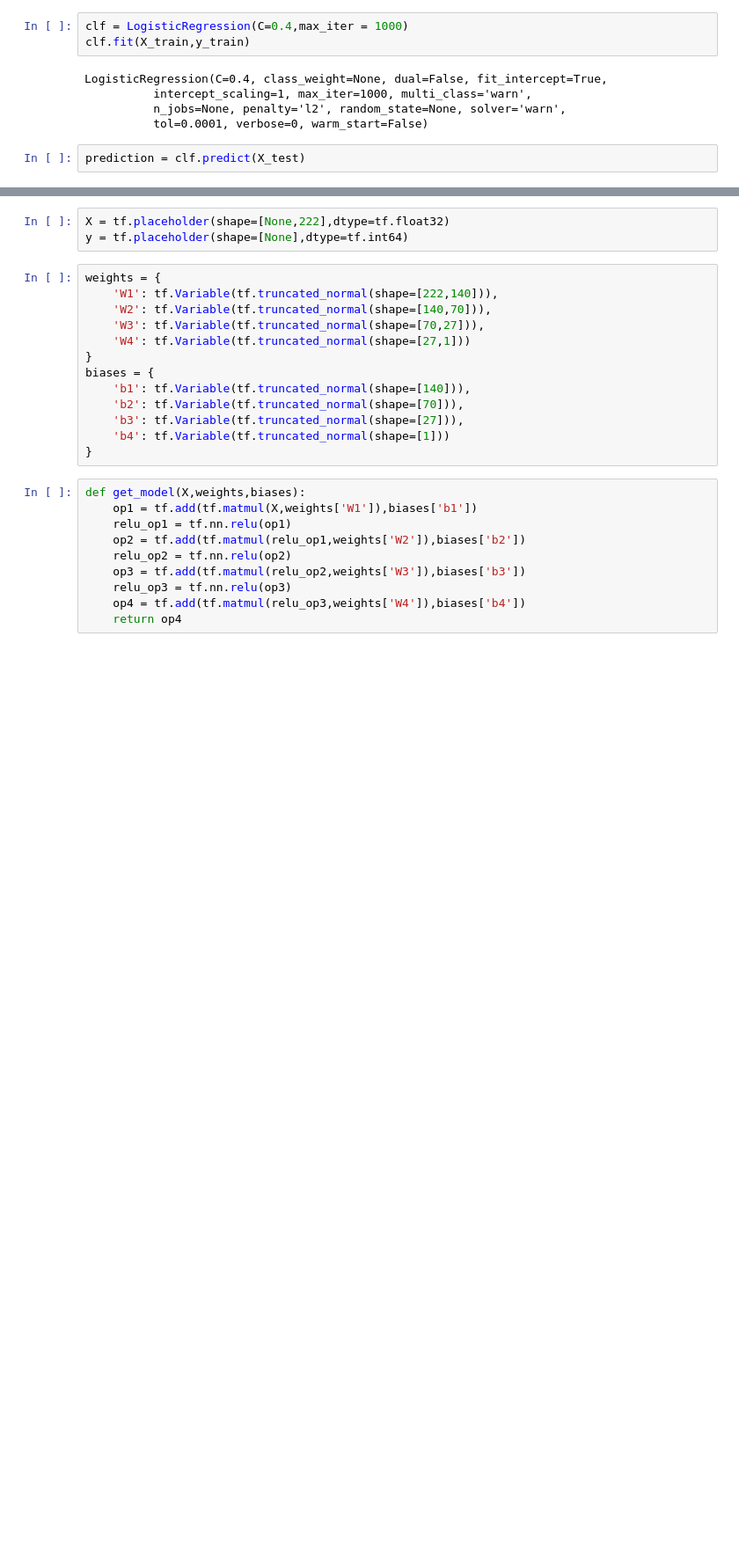
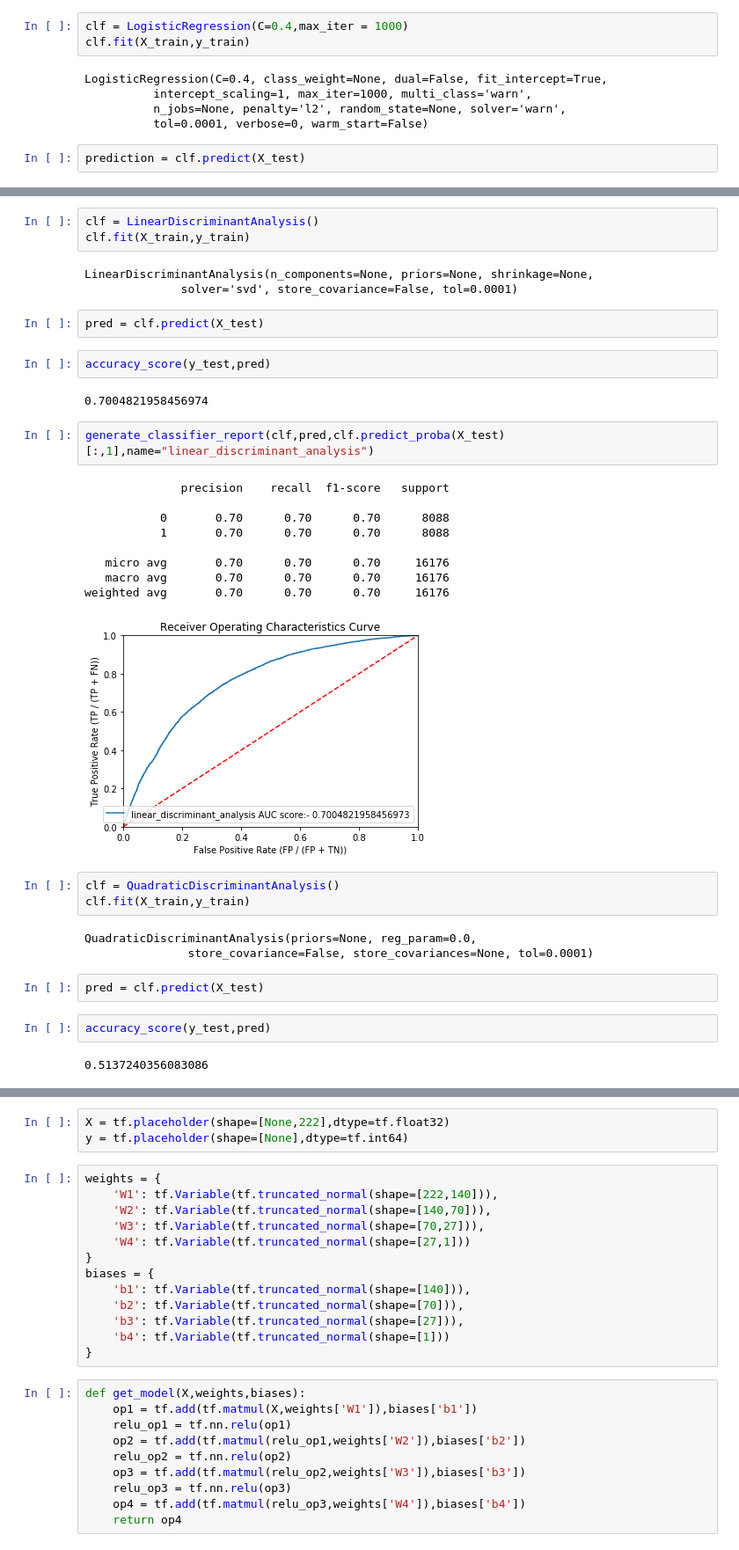
Before and after one commit to shashvat-kedia/Credit-Default-Risk-Prediction, a Jupyter notebook: CreditDefaultRiskPrediction.ipynb, the cells around one changed output, grey strips where cells are left out. Shown at 88% size. Drawn from its saved outputs; the diff is of its cells as text; blank space fills up the shorter version.

```diff
--- a/CreditDefaultRiskPrediction.ipynb
+++ b/CreditDefaultRiskPrediction.ipynb
@@ -435,0 +436,36 @@ weighted avg       0.69      0.69      0.69     16176
+# %%
+clf = LinearDiscriminantAnalysis()
+clf.fit(X_train,y_train)
+# %% [output]
+LinearDiscriminantAnalysis(n_components=None, priors=None, shrinkage=None,
+              solver='svd', store_covariance=False, tol=0.0001)
+# %%
+pred = clf.predict(X_test)
+# %%
+accuracy_score(y_test,pred)
+# %% [output]
+0.7004821958456974
+# %%
+generate_classifier_report(clf,pred,clf.predict_proba(X_test)[:,1],name="linear_discriminant_analysis")
+# %% [output]
+              precision    recall  f1-score   support
+
+           0       0.70      0.70      0.70      8088
+           1       0.70      0.70      0.70      8088
+
+   micro avg       0.70      0.70      0.70     16176
+   macro avg       0.70      0.70      0.70     16176
+weighted avg       0.70      0.70      0.70     16176
+[figure, added]
+# %%
+clf = QuadraticDiscriminantAnalysis()
+clf.fit(X_train,y_train)
+# %% [output]
+QuadraticDiscriminantAnalysis(priors=None, reg_param=0.0,
+               store_covariance=False, store_covariances=None, tol=0.0001)
+# %%
+pred = clf.predict(X_test)
+# %%
+accuracy_score(y_test,pred)
+# %% [output]
+0.5137240356083086
```
Also changed, not shown: parts of 31 cells of this notebook, 21 other files.
